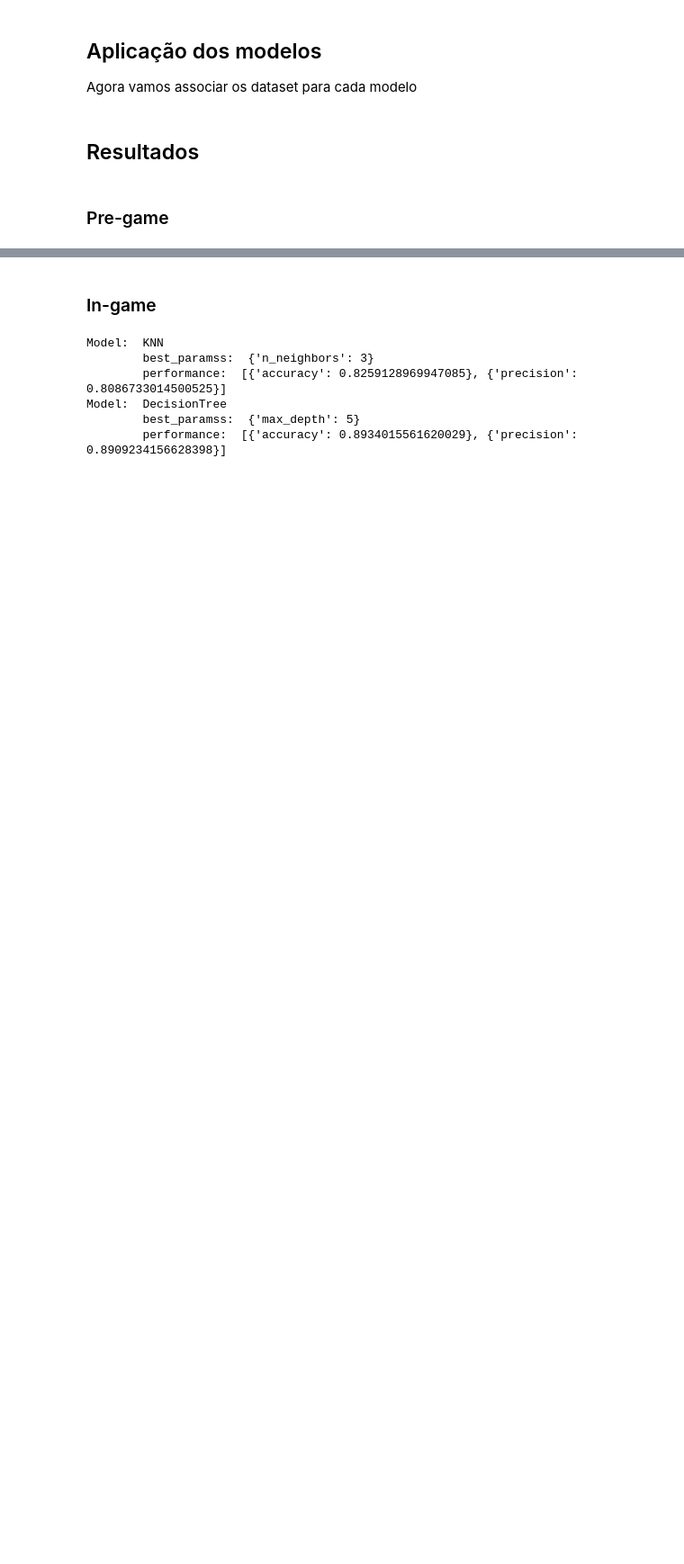
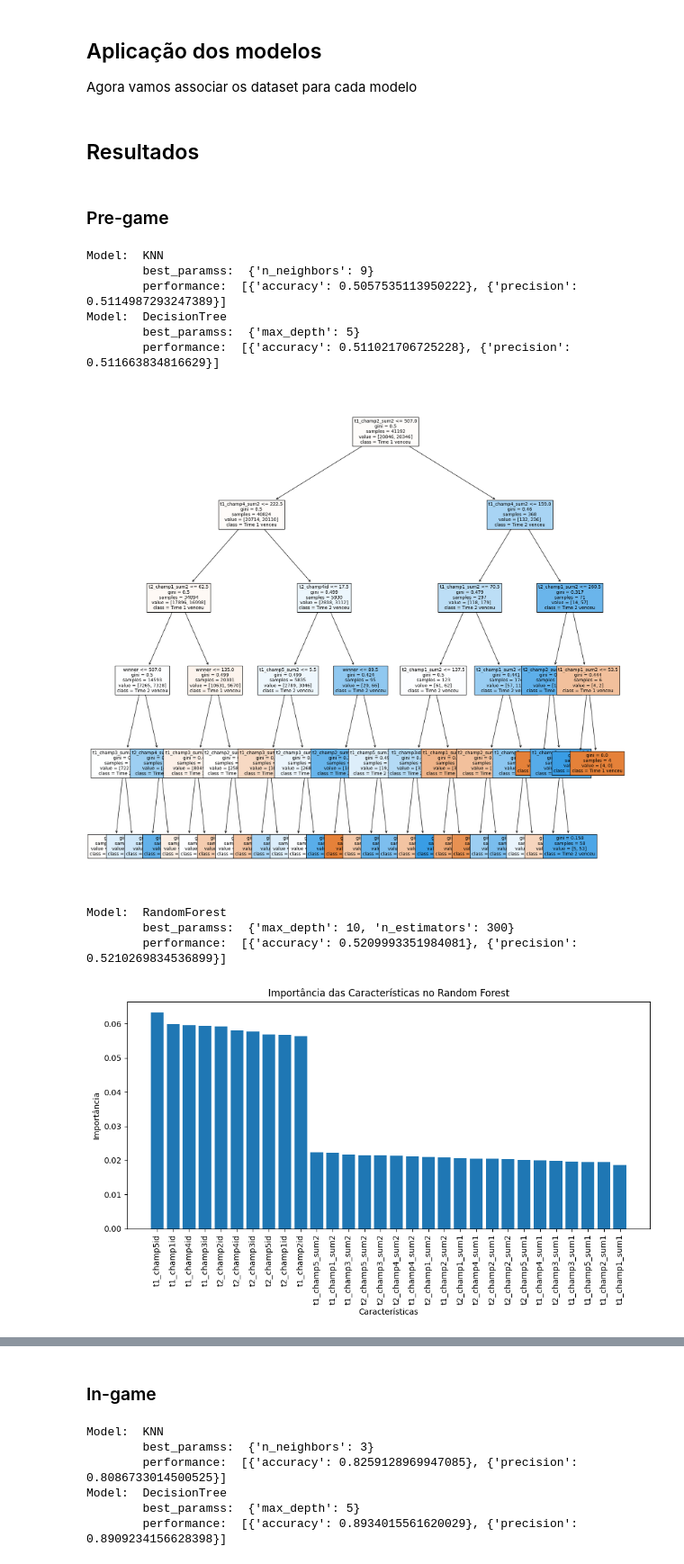
Before and after one commit to HenrickyL/ML2023-HenrickyLima, a Jupyter notebook: Tabalho01/trabalho_v2.ipynb, the cells around one changed output, grey strips where cells are left out. Shown at 90% size. Cells and saved outputs as stored; diff of their text form; code cells hidden in the pictures; blank space fills up the shorter version.

```diff
--- a/Tabalho01/trabalho_v2.ipynb
+++ b/Tabalho01/trabalho_v2.ipynb
@@ -473,9 +473,9 @@ def finalResult(result):
     # Exibir o gráfico
     plt.show()
 # %%
-# df_pre = df[labels_desejadas_pre]
+df_pre = df[labels_desejadas_pre]
 
-# df_pre_result=ApplyModel(df_pre, 'Pre game')
+df_pre_result=ApplyModel(df_pre, 'Pre game')
 # %%
 df_in = df[labels_desejadas_in]
 
@@ -489,4 +489,16 @@ df_in_result =ApplyModel(df_in, 'In game Geral')
 # %% [markdown]
 ### Pre-game
 # %%
-# LogResults(df_pre_result, 'Pre game')
+LogResults(df_pre_result, 'Pre game')
+# %% [output]
+Model:  KNN
+        best_paramss:  {'n_neighbors': 9}
+        performance:  [{'accuracy': 0.5057535113950222}, {'precision': 0.5114987293247389}]
+Model:  DecisionTree
+        best_paramss:  {'max_depth': 5}
+        performance:  [{'accuracy': 0.511021706725228}, {'precision': 0.511663834816629}]
+[figure, added]
+Model:  RandomForest
+        best_paramss:  {'max_depth': 10, 'n_estimators': 300}
+        performance:  [{'accuracy': 0.5209993351984081}, {'precision': 0.5210269834536899}]
+[figure, added]
```
Also changed, not shown: parts of 3 cells of this notebook.
